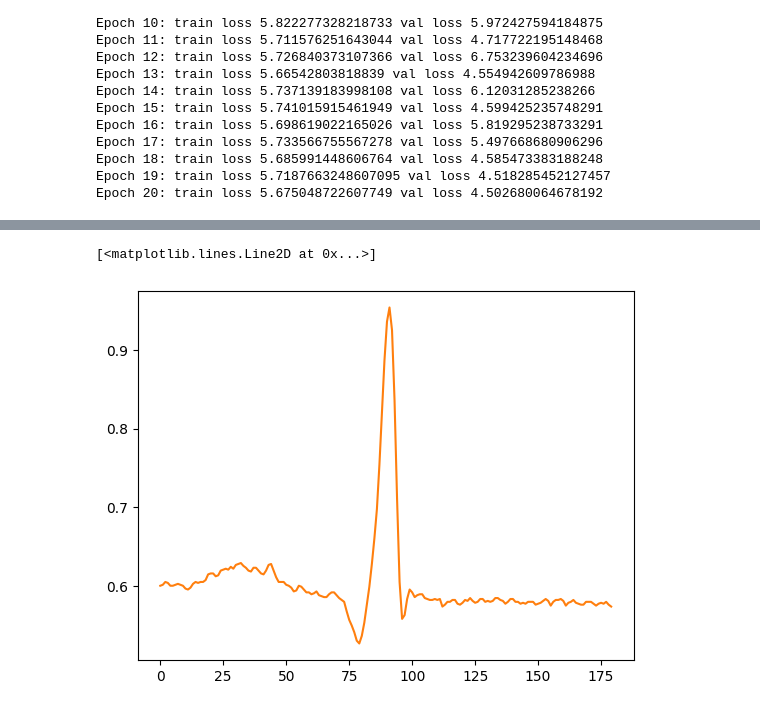
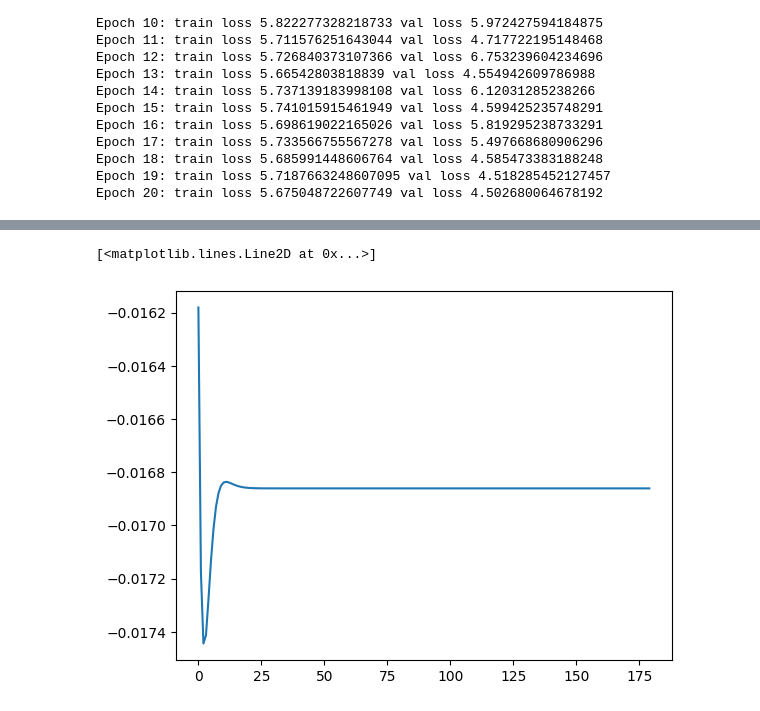
Before and after one commit to sjjtu/MAthesis, a Jupyter notebook: code/train_model.ipynb, the cells around one changed output, grey strips where cells are left out. Cells and saved outputs as stored; diff of their text form; code cells hidden in the pictures.

```diff
--- a/code/train_model.ipynb
+++ b/code/train_model.ipynb
@@ -193,6 +233,6 @@ model = model.to(device="cpu")
 # %%
-plt.plot(model(dataset[0]).detach().numpy().squeeze())
-plt.plot(dataset[0].detach().numpy().squeeze())
+plt.plot(model(dataset[10]).detach().numpy().squeeze())
+#plt.plot(dataset[10].detach().numpy().squeeze())
 # %% [output]
 [<matplotlib.lines.Line2D at 0x...>]
-[figure, old version]
+[figure, new version]
```
Also changed, not shown: parts of 9 cells of this notebook, 3 other files.
